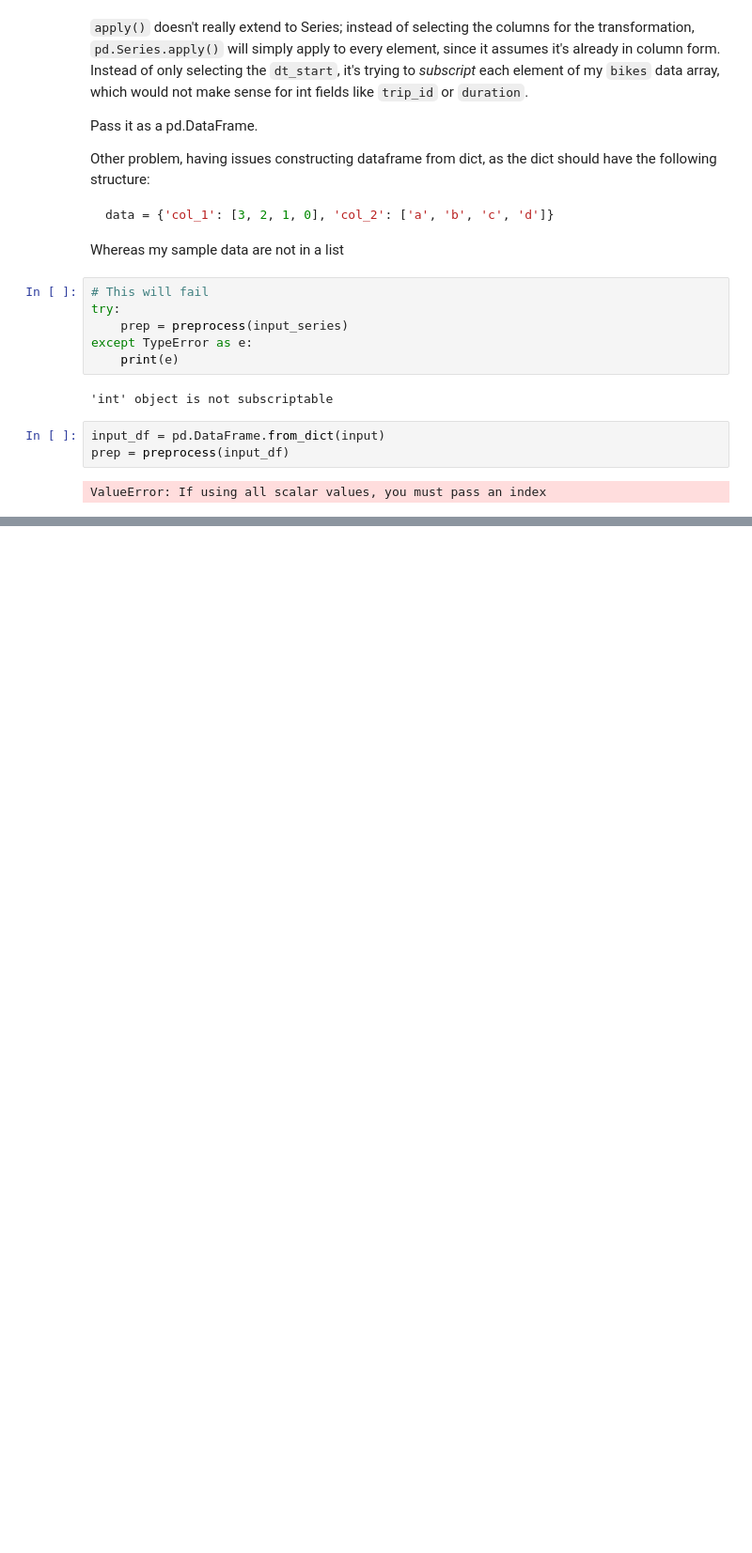
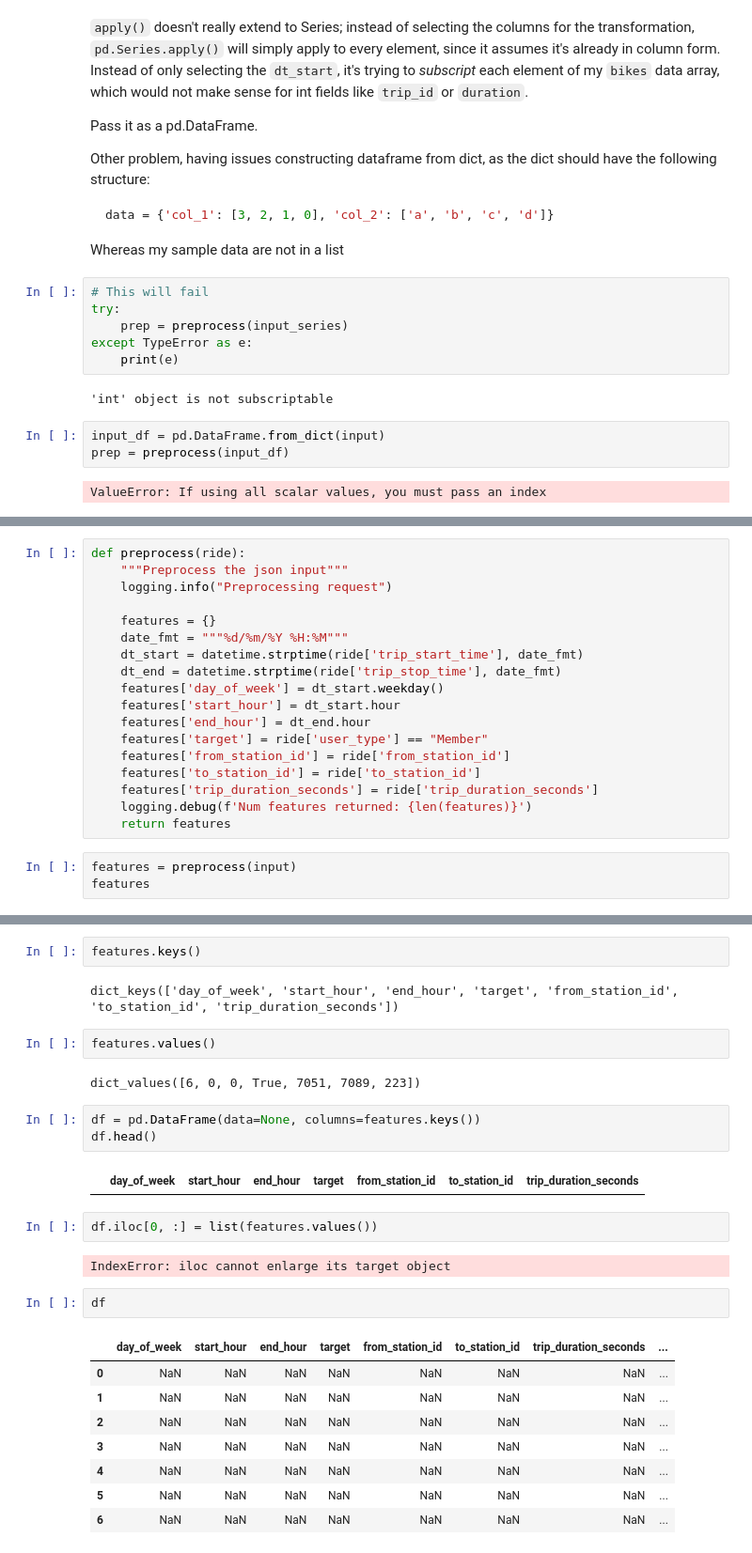
Before and after one commit to vykuang/TO-bikeshare-membership, a Jupyter notebook: src/bikeshare/deploy/panda.ipynb, the cells around one changed output, grey strips where cells are left out. Shown: that part at 94% size. Saved outputs shown, nothing was run; the diff lists cells and outputs as text; blank space fills up the shorter version.

```diff
--- a/src/bikeshare/deploy/panda.ipynb
+++ b/src/bikeshare/deploy/panda.ipynb
@@ -139,0 +199,21 @@ ValueError: '%' is a bad directive in format '%d/%m/% %H:%M'
+# %%
+def preprocess(ride):
+    """Preprocess the json input"""
+    logging.info("Preprocessing request")
+
+    features = {}
+    date_fmt = """%d/%m/%Y %H:%M"""
+    dt_start = datetime.strptime(ride['trip_start_time'], date_fmt)
+    dt_end = datetime.strptime(ride['trip_stop_time'], date_fmt)
+    features['day_of_week'] = dt_start.weekday()
+    features['start_hour'] = dt_start.hour
+    features['end_hour'] = dt_end.hour
+    features['target'] = ride['user_type'] == "Member"
+    features['from_station_id'] = ride['from_station_id']
+    features['to_station_id'] = ride['to_station_id']
+    features['trip_duration_seconds'] = ride['trip_duration_seconds']
+    logging.debug(f'Num features returned: {len(features)}')
+    return features
+# %%
+features = preprocess(input)
+features
@@ -139,0 +230,28 @@ ValueError: '%' is a bad directive in format '%d/%m/% %H:%M'
+# %%
+features.keys()
+# %% [output]
+dict_keys(['day_of_week', 'start_hour', 'end_hour', 'target', 'from_station_id', 'to_station_id', 'trip_duration_seconds'])
+# %%
+features.values()
+# %% [output]
+dict_values([6, 0, 0, True, 7051, 7089, 223])
+# %%
+df = pd.DataFrame(data=None, columns=features.keys())
+df.head()
+# %% [output]
+|  | day_of_week | start_hour | end_hour | target | from_station_id | to_station_id | trip_duration_seconds |
+# %%
+df.iloc[0, :] = list(features.values())
+# %% [output]
+IndexError: iloc cannot enlarge its target object
+# %%
+df
+# %% [output]
+|  | day_of_week | start_hour | end_hour | target | from_station_id | to_station_id | trip_duration_seconds | ... |
+| 0 | NaN | NaN | NaN | NaN | NaN | NaN | NaN | ... |
+| 1 | NaN | NaN | NaN | NaN | NaN | NaN | NaN | ... |
+| 2 | NaN | NaN | NaN | NaN | NaN | NaN | NaN | ... |
+| 3 | NaN | NaN | NaN | NaN | NaN | NaN | NaN | ... |
+| 4 | NaN | NaN | NaN | NaN | NaN | NaN | NaN | ... |
+| 5 | NaN | NaN | NaN | NaN | NaN | NaN | NaN | ... |
+| 6 | NaN | NaN | NaN | NaN | NaN | NaN | NaN | ... |
```
Also changed, not shown: parts of 11 cells of this notebook, 12 other files.
